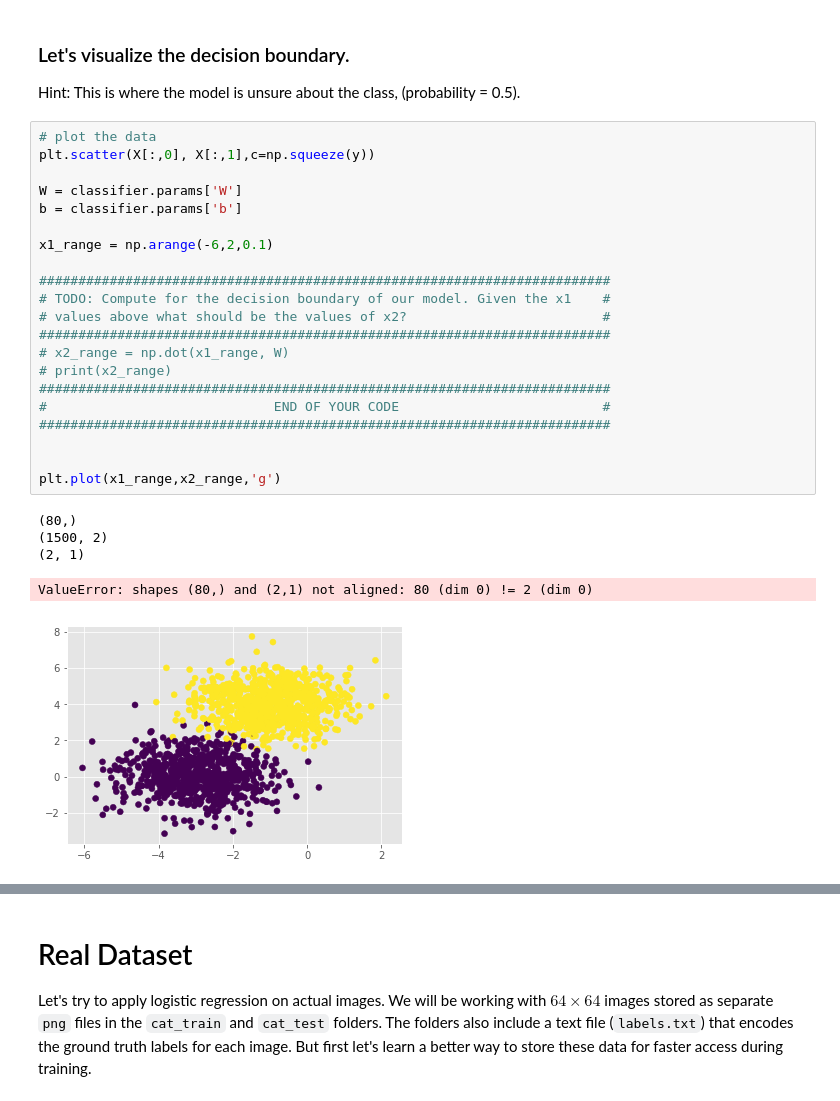
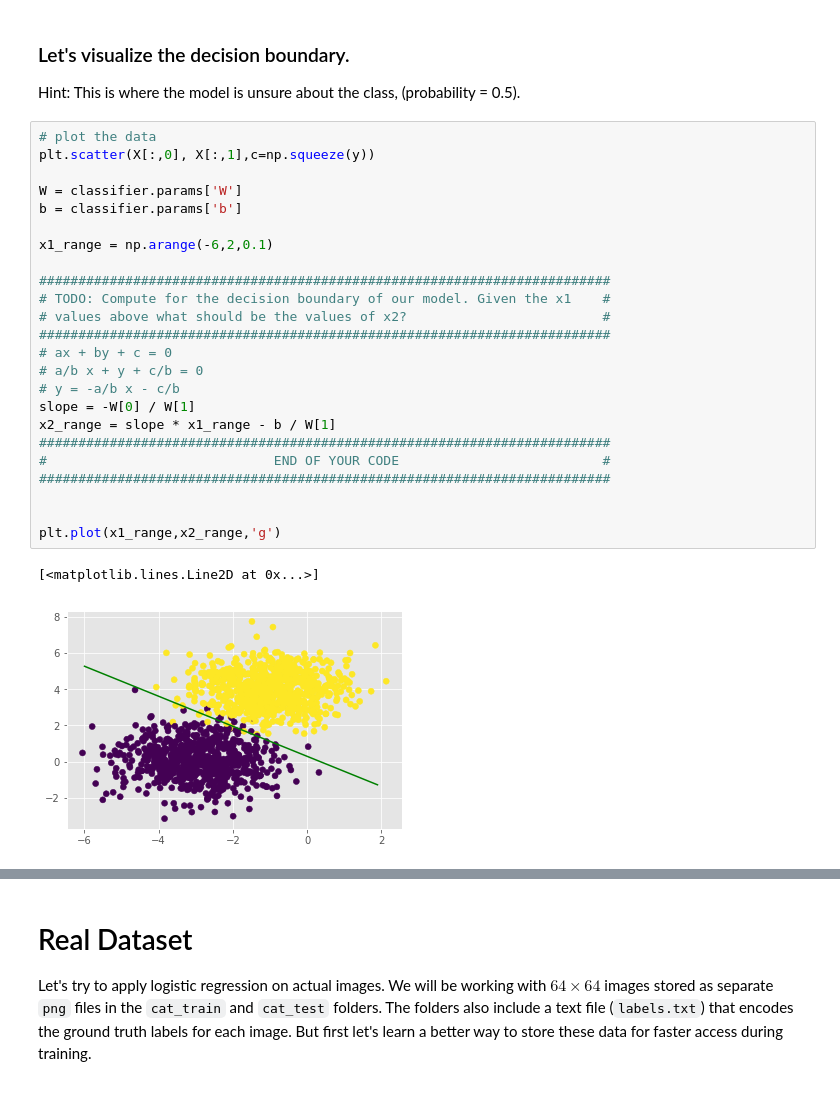
Before and after one commit to Darkgrouptw/Deep-Learning-For-Computer-Vision-CS5145701, a Jupyter notebook: 04.Logistic Regression/04 - Logistic Regression.ipynb, the cells around one changed output, grey strips where cells are left out. Cells and saved outputs as stored; diff of their text form.

```diff
--- a/04.Logistic Regression/04 - Logistic Regression.ipynb
+++ b/04.Logistic Regression/04 - Logistic Regression.ipynb
@@ -248,30 +248,30 @@ Hint: This is where the model is unsure about the class, (probability = 0.5).
 # %%
 # plot the data
 plt.scatter(X[:,0], X[:,1],c=np.squeeze(y))
 
 W = classifier.params['W']
 b = classifier.params['b']
 
 x1_range = np.arange(-6,2,0.1)
 
 #########################################################################
 # TODO: Compute for the decision boundary of our model. Given the x1    #
 # values above what should be the values of x2?                         #
 #########################################################################
-# x2_range = np.dot(x1_range, W)
-# print(x2_range)
+# ax + by + c = 0
+# a/b x + y + c/b = 0
+# y = -a/b x - c/b
+slope = -W[0] / W[1]
+x2_range = slope * x1_range - b / W[1]
 #########################################################################
 #                             END OF YOUR CODE                          #
 #########################################################################
 
 
 plt.plot(x1_range,x2_range,'g')
 # %% [output]
-(80,)
-(1500, 2)
-(2, 1)
+[<matplotlib.lines.Line2D at 0x...>]
-ValueError: shapes (80,) and (2,1) not aligned: 80 (dim 0) != 2 (dim 0)
-[figure, old version]
+[figure, new version]
 # %% [markdown]
 The decision boundary should look like this.
 <img src="decision_boundary.png" />
```
Also changed, not shown: parts of 17 cells of this notebook, 1 other file.
